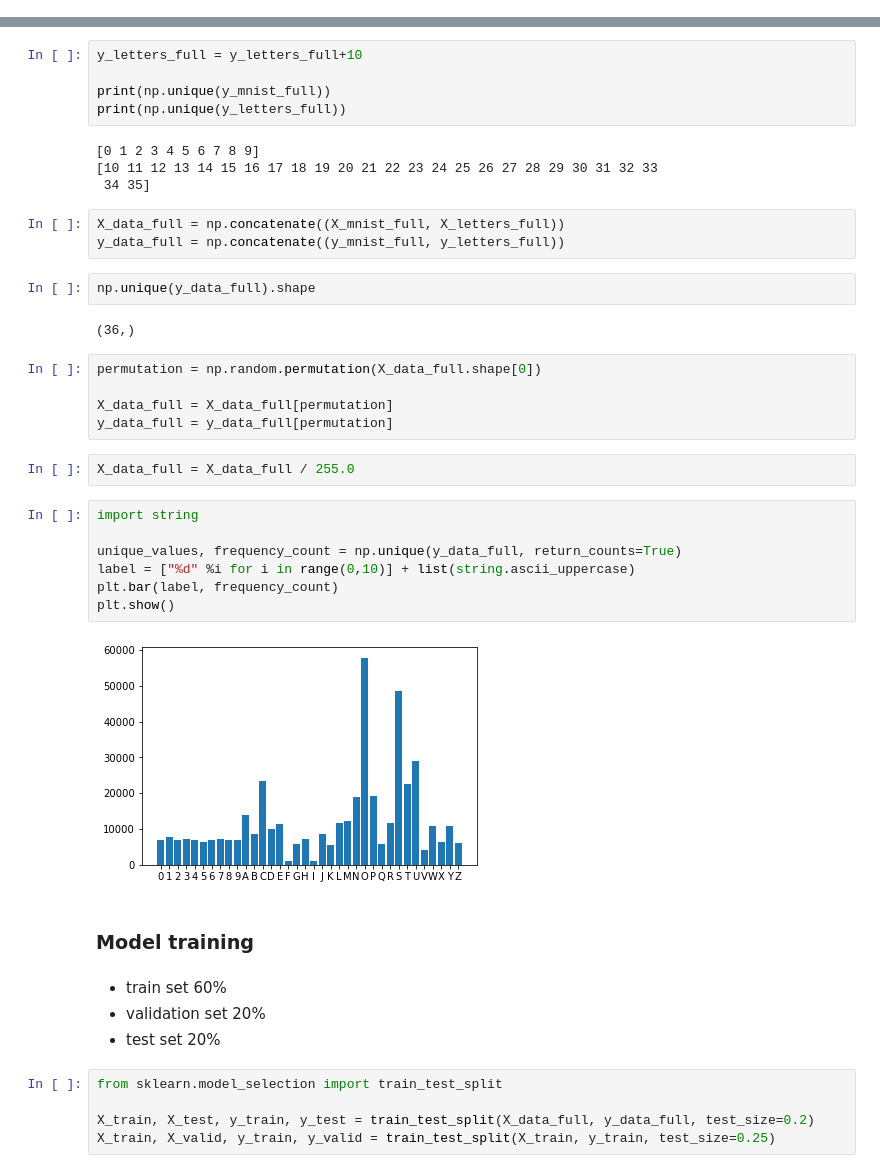
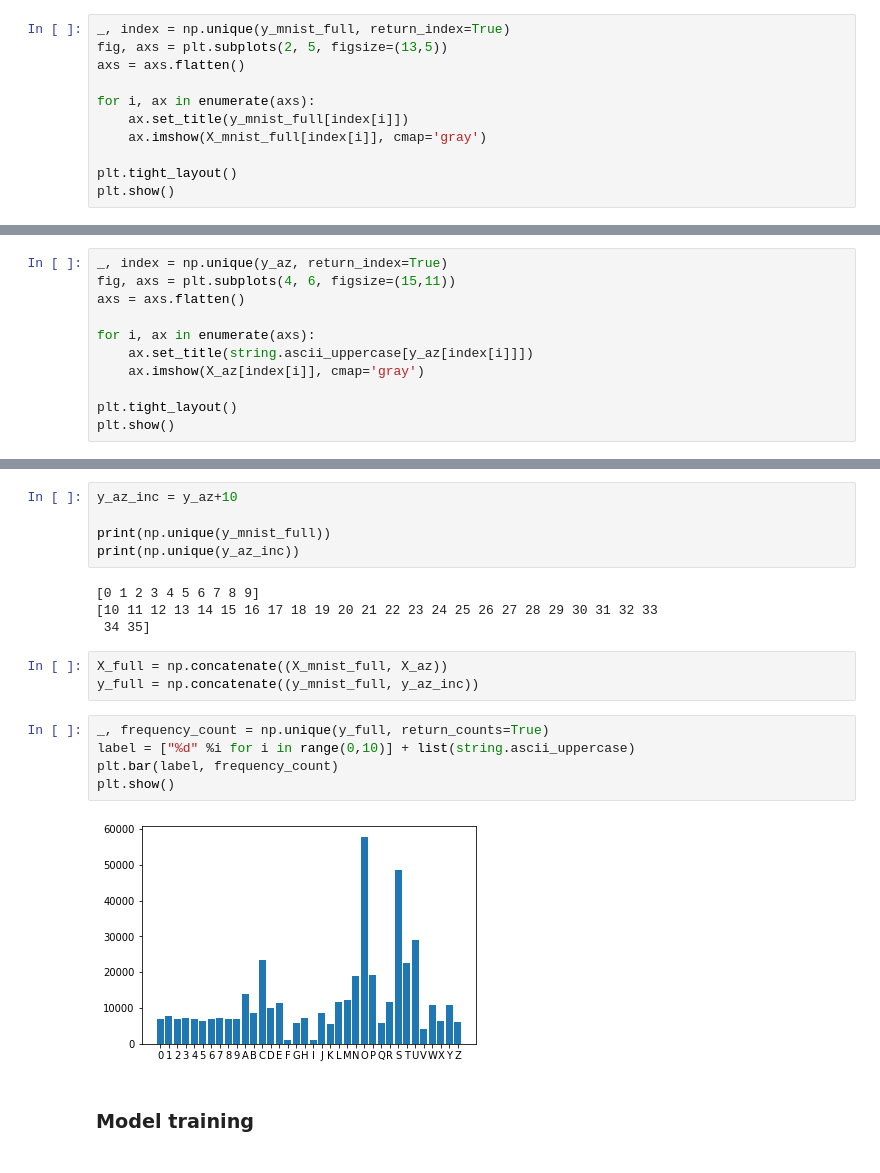
Before and after one commit to bpieniak/Handwriting-recognition, a Jupyter notebook: training.ipynb, the cells around one changed output, grey strips where cells are left out. Drawn from its saved outputs; the diff is of its cells as text.

Commit message:
model training again

```diff
--- a/training.ipynb
+++ b/training.ipynb
@@ -44,0 +33,11 @@ plt.show()
+# %%
+_, index = np.unique(y_mnist_full, return_index=True)
+fig, axs = plt.subplots(2, 5, figsize=(13,5))
+axs = axs.flatten()
+
+for i, ax in enumerate(axs):
+    ax.set_title(y_mnist_full[index[i]])
+    ax.imshow(X_mnist_full[index[i]], cmap='gray')
+
+plt.tight_layout()
+plt.show()
@@ -44,0 +46,11 @@ plt.show()
+# %%
+_, index = np.unique(y_az, return_index=True)
+fig, axs = plt.subplots(4, 6, figsize=(15,11))
+axs = axs.flatten()
+
+for i, ax in enumerate(axs):
+    ax.set_title(string.ascii_uppercase[y_az[index[i]]])
+    ax.imshow(X_az[index[i]], cmap='gray')
+
+plt.tight_layout()
+plt.show()
@@ -49,45 +63,23 @@ y values:
 - 0-9 - numbers 0-9
 - 10-35 - letters A-Z
 # %%
-y_letters_full = y_letters_full+10
+y_az_inc = y_az+10
 
 print(np.unique(y_mnist_full))
-print(np.unique(y_letters_full))
+print(np.unique(y_az_inc))
 # %% [output]
 [0 1 2 3 4 5 6 7 8 9]
 [10 11 12 13 14 15 16 17 18 19 20 21 22 23 24 25 26 27 28 29 30 31 32 33
  34 35]
 # %%
-X_data_full = np.concatenate((X_mnist_full, X_letters_full))
-y_data_full = np.concatenate((y_mnist_full, y_letters_full))
+X_full = np.concatenate((X_mnist_full, X_az))
+y_full = np.concatenate((y_mnist_full, y_az_inc))
-# %%
-np.unique(y_data_full).shape
-# %% [output]
-(36,)
-# %%
-permutation = np.random.permutation(X_data_full.shape[0])
-
-X_data_full = X_data_full[permutation]
-y_data_full = y_data_full[permutation]
-# %%
-X_data_full = X_data_full / 255.0
 # %%
-import string
-
-unique_values, frequency_count = np.unique(y_data_full, return_counts=True)
+_, frequency_count = np.unique(y_full, return_counts=True)
 label = ["%d" %i for i in range(0,10)] + list(string.ascii_uppercase)
 plt.bar(label, frequency_count)
 plt.show()
 # %% [output]
-[figure, old version]
+[figure, new version]
 # %% [markdown]
 ### Model training
-# %% [markdown]
-- train set 60%
-- validation set 20%
-- test set 20%
-# %%
-from sklearn.model_selection import train_test_split
-
-X_train, X_test, y_train, y_test = train_test_split(X_data_full, y_data_full, test_size=0.2)
-X_train, X_valid, y_train, y_valid = train_test_split(X_train, y_train, test_size=0.25)
```
Also changed, not shown: parts of 31 cells of this notebook.
